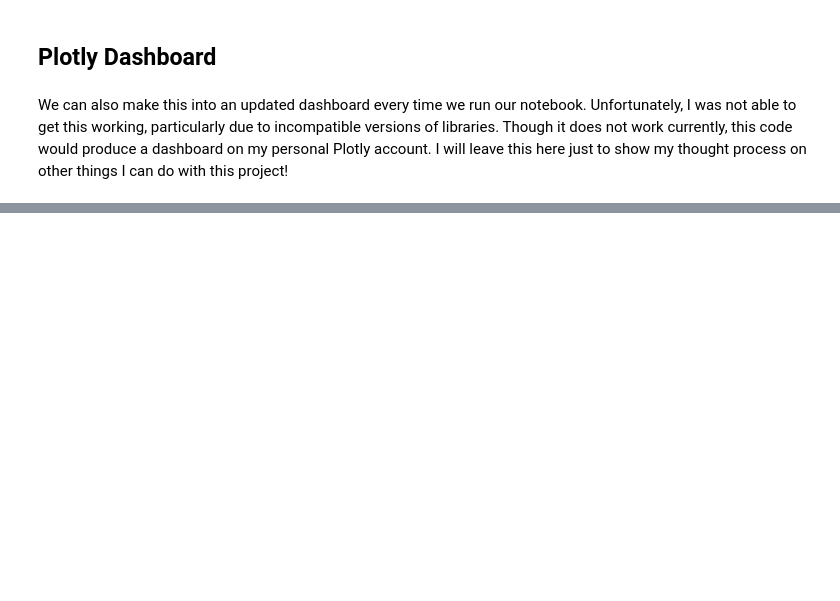
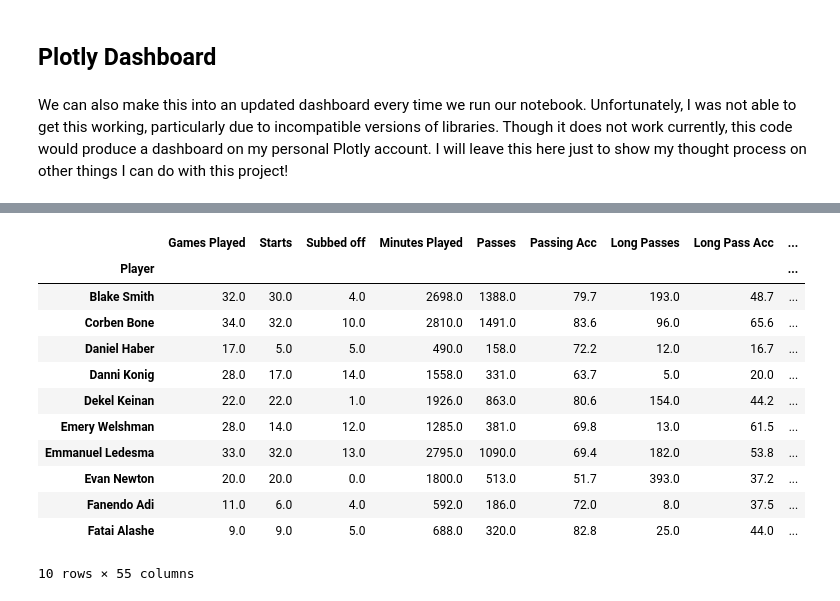
Before and after one commit to justingill/Data-Portfolio, a Jupyter notebook: USL_Scraper.ipynb, the cells around one changed output, grey strips where cells are left out. Saved outputs shown, nothing was run; the diff lists cells and outputs as text; code cells hidden in the pictures; blank space fills up the shorter version.

```diff
--- a/USL_Scraper.ipynb
+++ b/USL_Scraper.ipynb
@@ -670,0 +579,3 @@ We are done now! We have learned so much about Reno 1868 and their opposition.
+# %%
+train = data[data['Position'].notna()]
+test = data[data['Position'].isna()].drop(['Team','Position'],axis=1)
@@ -670,0 +617,16 @@ We are done now! We have learned so much about Reno 1868 and their opposition.
+# %%
+test[:10]
+# %% [output]
+|  | Games Played | Starts | Subbed off | Minutes Played | Passes | Passing Acc | Long Passes | Long Pass Acc | ... |
+| Player |  |  |  |  |  |  |  |  | ... |
+| Blake Smith | 32.0 | 30.0 | 4.0 | 2698.0 | 1388.0 | 79.7 | 193.0 | 48.7 | ... |
+| Corben Bone | 34.0 | 32.0 | 10.0 | 2810.0 | 1491.0 | 83.6 | 96.0 | 65.6 | ... |
+| Daniel Haber | 17.0 | 5.0 | 5.0 | 490.0 | 158.0 | 72.2 | 12.0 | 16.7 | ... |
+| Danni Konig | 28.0 | 17.0 | 14.0 | 1558.0 | 331.0 | 63.7 | 5.0 | 20.0 | ... |
+| Dekel Keinan | 22.0 | 22.0 | 1.0 | 1926.0 | 863.0 | 80.6 | 154.0 | 44.2 | ... |
+| Emery Welshman | 28.0 | 14.0 | 12.0 | 1285.0 | 381.0 | 69.8 | 13.0 | 61.5 | ... |
+| Emmanuel Ledesma | 33.0 | 32.0 | 13.0 | 2795.0 | 1090.0 | 69.4 | 182.0 | 53.8 | ... |
+| Evan Newton | 20.0 | 20.0 | 0.0 | 1800.0 | 513.0 | 51.7 | 393.0 | 37.2 | ... |
+| Fanendo Adi | 11.0 | 6.0 | 4.0 | 592.0 | 186.0 | 72.0 | 8.0 | 37.5 | ... |
+| Fatai Alashe | 9.0 | 9.0 | 5.0 | 688.0 | 320.0 | 82.8 | 25.0 | 44.0 | ... |
+10 rows × 55 columns
```
Also changed, not shown: parts of 54 cells of this notebook.
